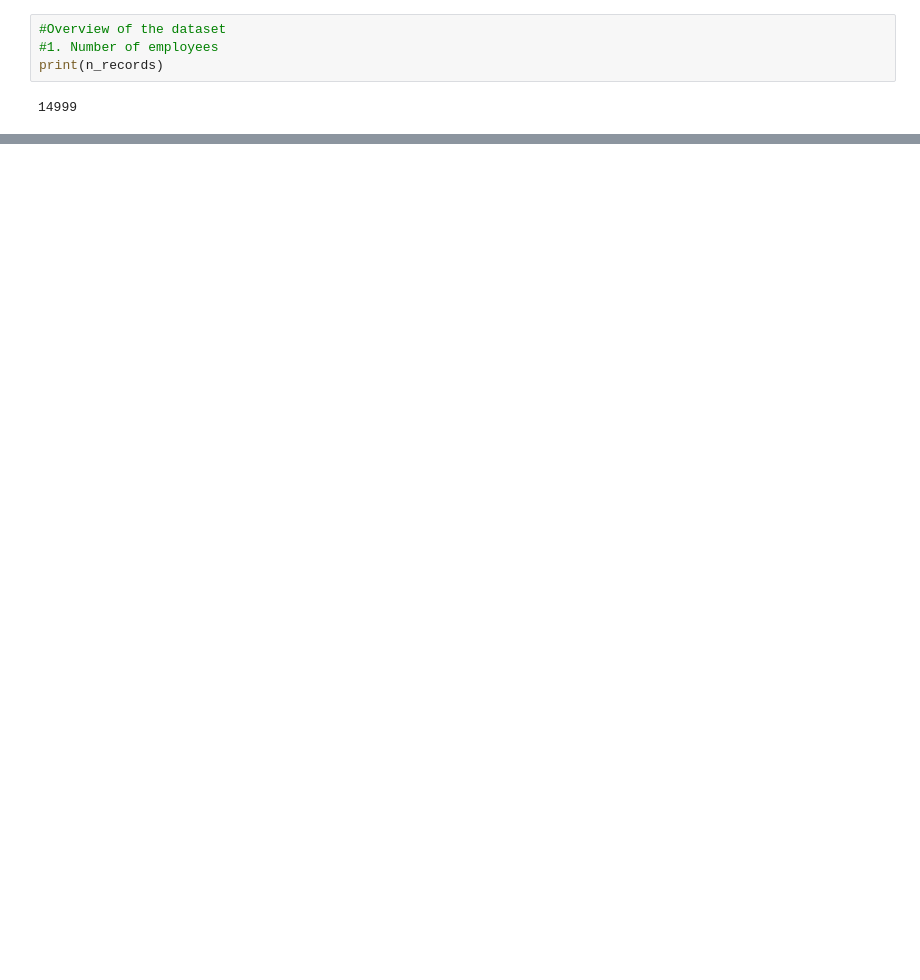
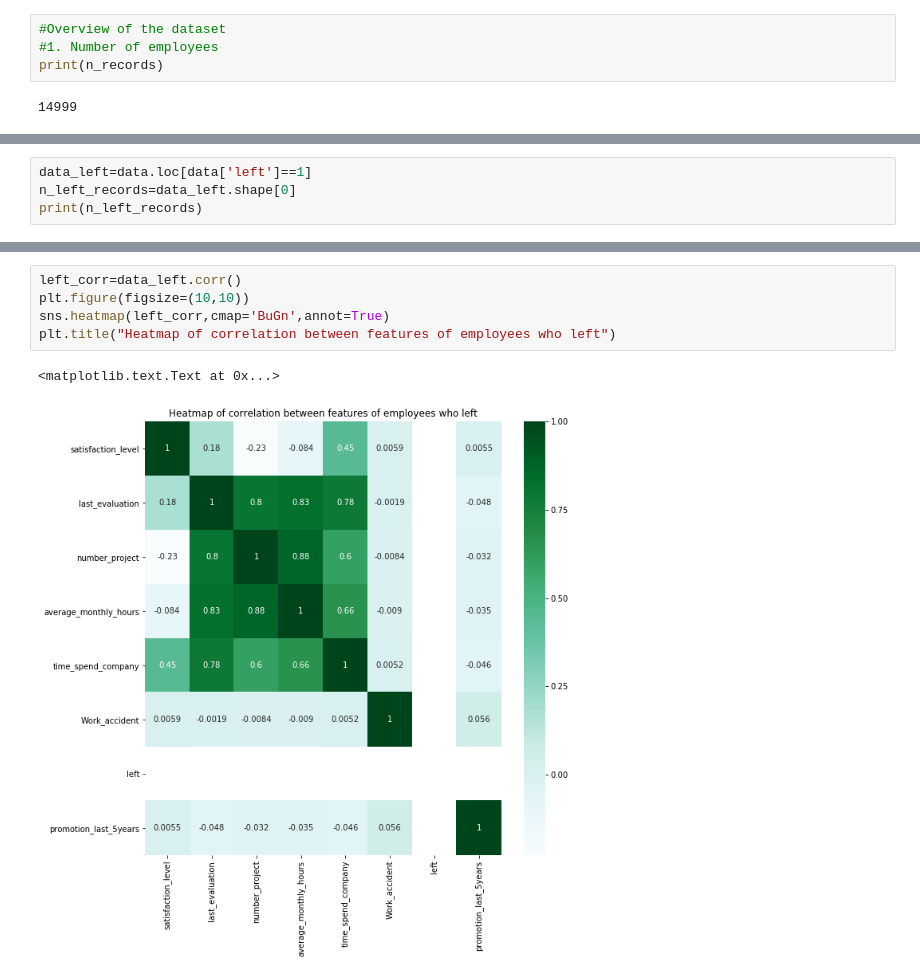
Before and after one commit to sprataps/Kaggle, a Jupyter notebook: human-resources-analytics/Human Resources .ipynb, the cells around one changed output, grey strips where cells are left out. Drawn from its saved outputs; the diff is of its cells as text; blank space fills up the shorter version.

```diff
--- a/human-resources-analytics/Human Resources .ipynb
+++ b/human-resources-analytics/Human Resources .ipynb
@@ -118,0 +121,4 @@ plt.figure(figsize=6,6)
+# %%
+data_left=data.loc[data['left']==1]
+n_left_records=data_left.shape[0]
+print(n_left_records)
@@ -118,0 +136,8 @@ plt.figure(figsize=6,6)
+# %%
+left_corr=data_left.corr()
+plt.figure(figsize=(10,10))
+sns.heatmap(left_corr,cmap='BuGn',annot=True)
+plt.title("Heatmap of correlation between features of employees who left")
+# %% [output]
+<matplotlib.text.Text at 0x...>
+[figure, added]
```
Also changed, not shown: parts of 22 cells of this notebook.
